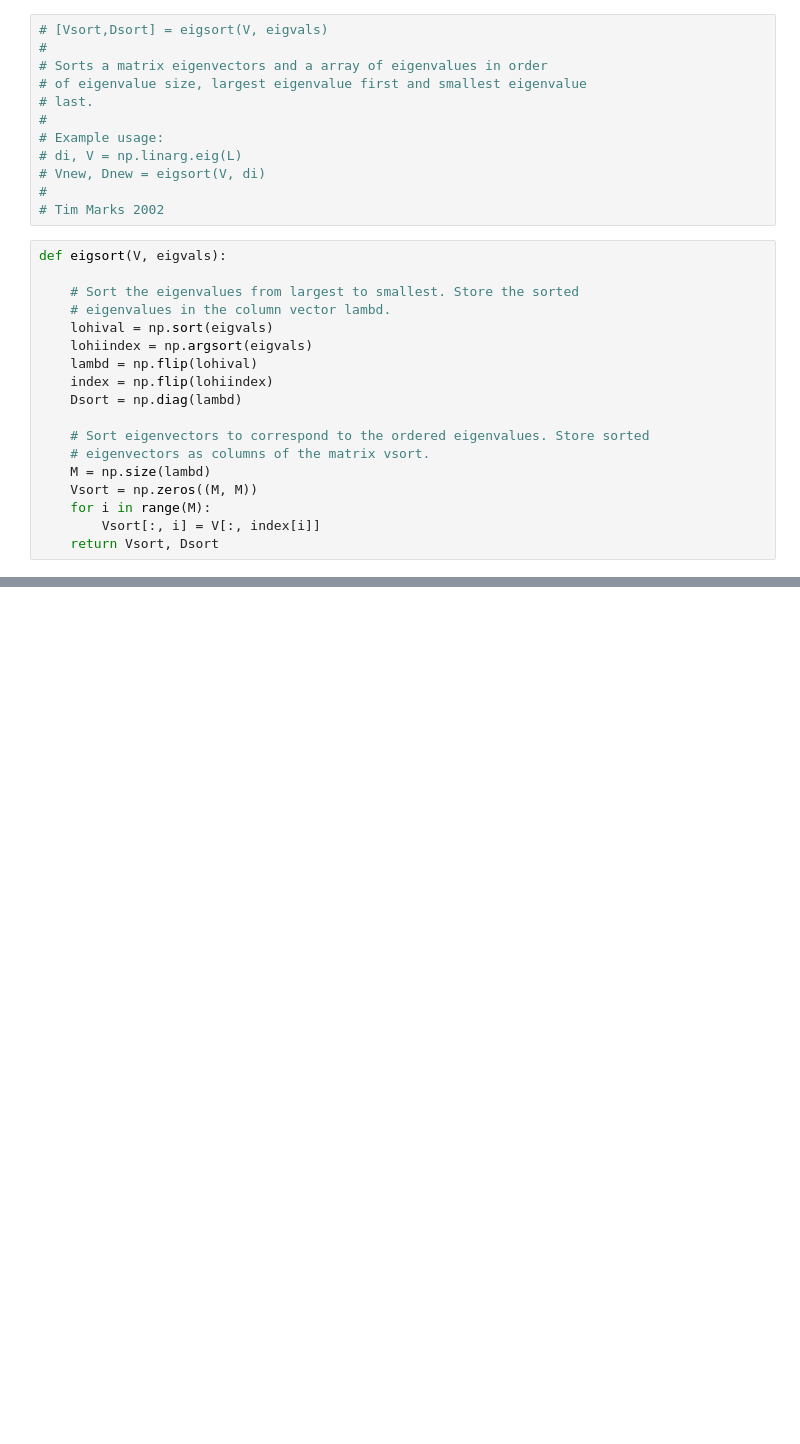
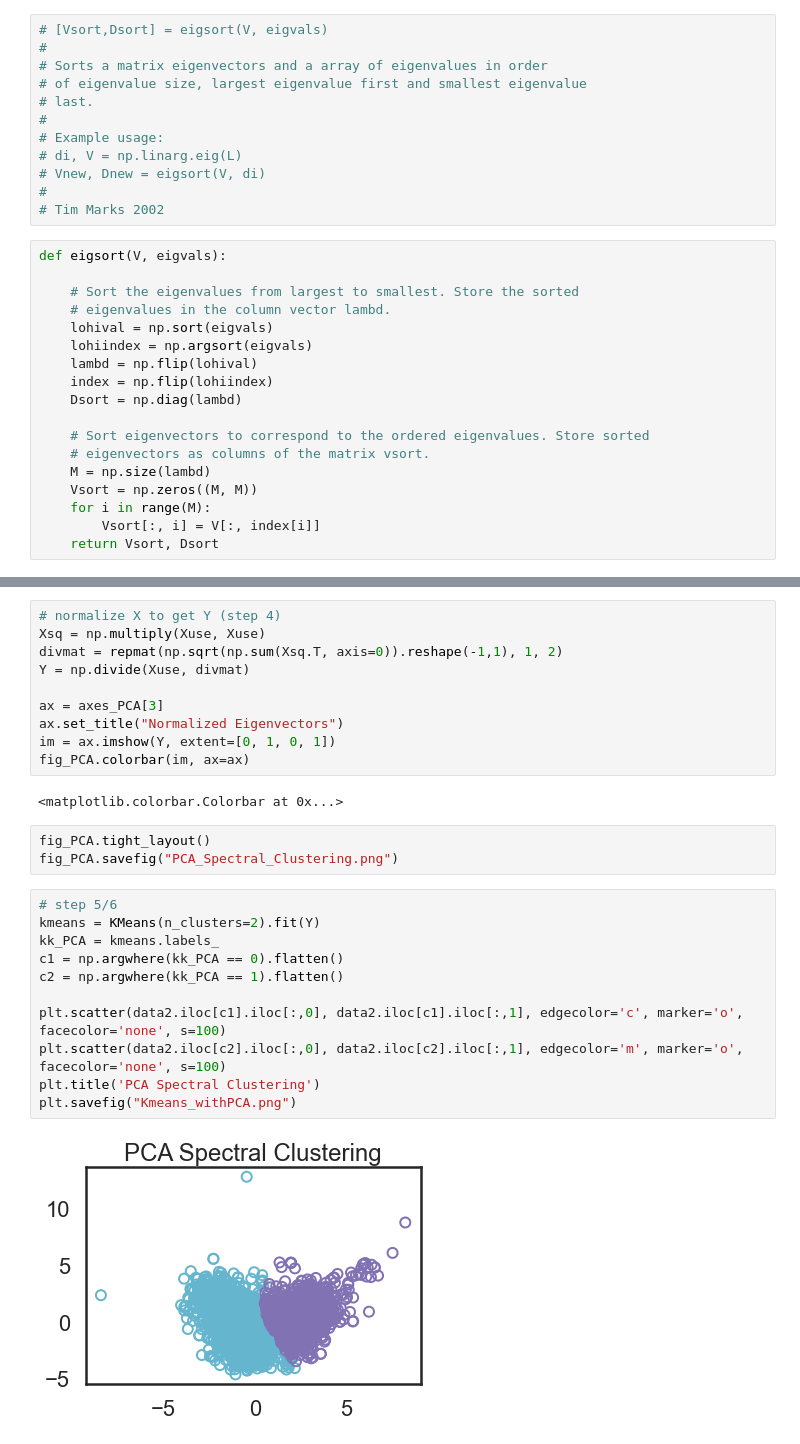
Before and after one commit to teddybeargun/COGS118B, a Jupyter notebook: spectral.ipynb, the cells around one changed output, grey strips where cells are left out. Drawn from its saved outputs; the diff is of its cells as text; blank space fills up the shorter version.

```diff
--- a/spectral.ipynb
+++ b/spectral.ipynb
@@ -161,0 +233,28 @@ plt.scatter(x=kmeans)
+# %%
+# normalize X to get Y (step 4)
+Xsq = np.multiply(Xuse, Xuse)
+divmat = repmat(np.sqrt(np.sum(Xsq.T, axis=0)).reshape(-1,1), 1, 2)
+Y = np.divide(Xuse, divmat)
+
+ax = axes_PCA[3]
+ax.set_title("Normalized Eigenvectors")
+im = ax.imshow(Y, extent=[0, 1, 0, 1])
+fig_PCA.colorbar(im, ax=ax)
+# %% [output]
+<matplotlib.colorbar.Colorbar at 0x...>
+# %%
+fig_PCA.tight_layout()
+fig_PCA.savefig("PCA_Spectral_Clustering.png")
+# %%
+# step 5/6
+kmeans = KMeans(n_clusters=2).fit(Y)
+kk_PCA = kmeans.labels_
+c1 = np.argwhere(kk_PCA == 0).flatten()
+c2 = np.argwhere(kk_PCA == 1).flatten()
+
+plt.scatter(data2.iloc[c1].iloc[:,0], data2.iloc[c1].iloc[:,1], edgecolor='c', marker='o', facecolor='none', s=100)
+plt.scatter(data2.iloc[c2].iloc[:,0], data2.iloc[c2].iloc[:,1], edgecolor='m', marker='o', facecolor='none', s=100)
+plt.title('PCA Spectral Clustering')
+plt.savefig("Kmeans_withPCA.png")
+# %% [output]
+[figure, added]
```
Also changed, not shown: parts of 21 cells of this notebook.
